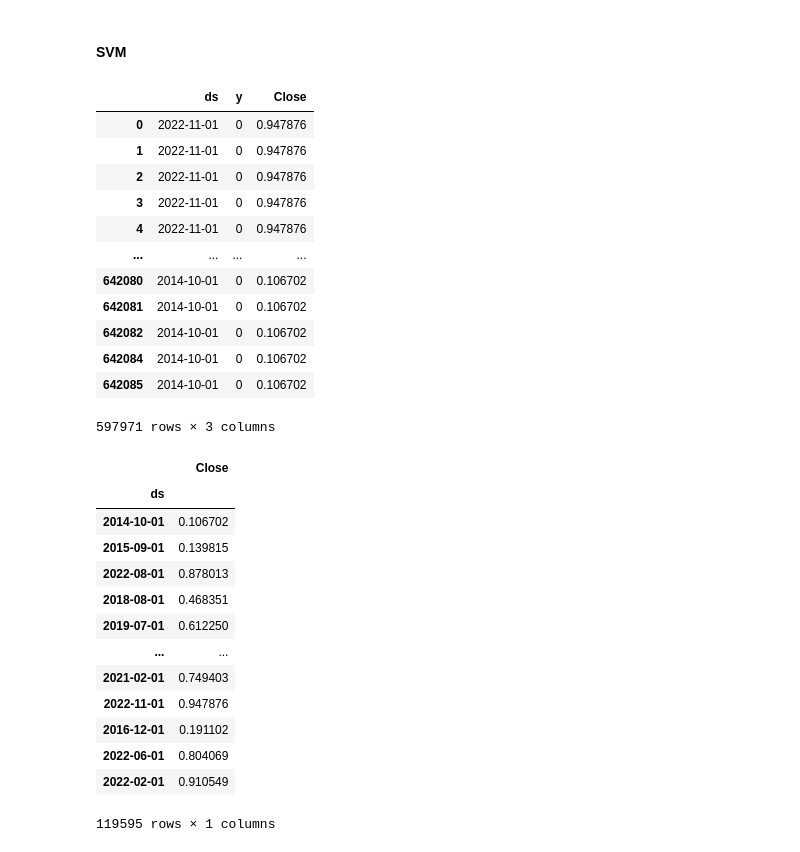
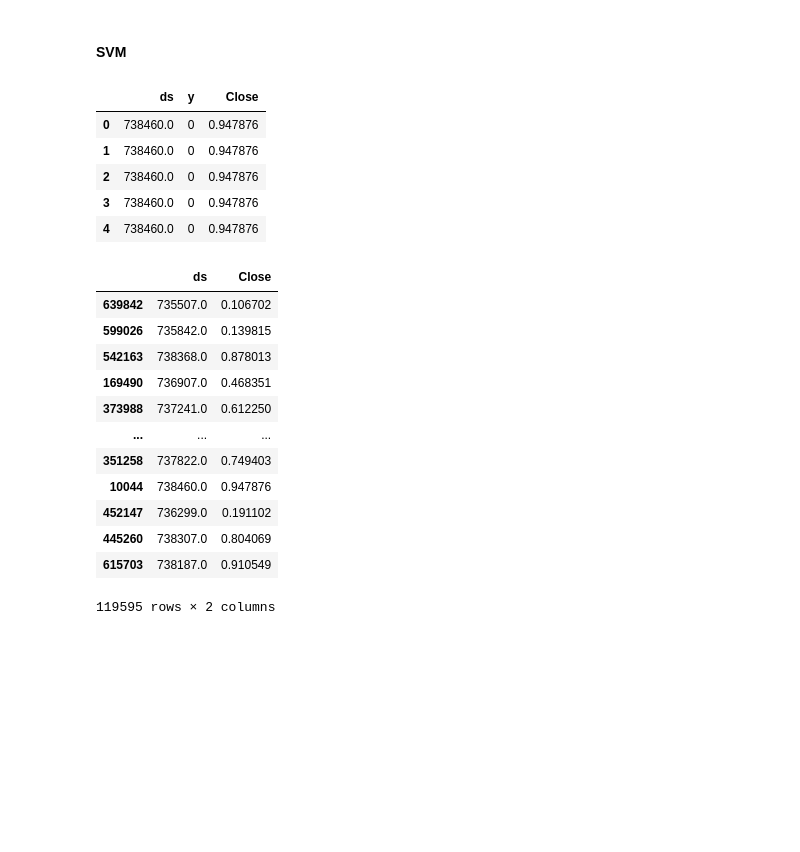
Before and after one commit to dhananjay-tribugs/Finance_project, a Jupyter notebook: notebooks/eda.ipynb, the cells around one changed output. Cells and saved outputs as stored; diff of their text form; code cells hidden in the pictures; blank space fills up the shorter version.

```diff
--- a/notebooks/eda.ipynb
+++ b/notebooks/eda.ipynb
@@ -262,18 +305,24 @@ print(forecast['yhat'].values[0])
 # %% [markdown]
 #### SVM
-# %%
-df_svm
-# %% [output]
-|  | ds | y | Close |
-| 0 | 2022-11-01 | 0 | 0.947876 |
-| 1 | 2022-11-01 | 0 | 0.947876 |
-| 2 | 2022-11-01 | 0 | 0.947876 |
-| 3 | 2022-11-01 | 0 | 0.947876 |
-| 4 | 2022-11-01 | 0 | 0.947876 |
-| ... | ... | ... | ... |
-| 642080 | 2014-10-01 | 0 | 0.106702 |
-| 642081 | 2014-10-01 | 0 | 0.106702 |
-| 642082 | 2014-10-01 | 0 | 0.106702 |
-| 642084 | 2014-10-01 | 0 | 0.106702 |
-| 642085 | 2014-10-01 | 0 | 0.106702 |
-597971 rows × 3 columns
+# %%
+df_svm = df_min_max_scaled.copy()
+import matplotlib.dates as mdates
+
+# change the dates into ints for training
+dates_df = df_min_max_scaled.copy()
+# dates_df = dates_df.reset_index()
+
+# Store the original dates for plotting the predicitons
+org_dates = dates_df['ds']
+
+# convert to ints
+dates_df['ds'] = dates_df['ds'].map(mdates.date2num)
+
+dates_df.head()
+# %% [output]
+|  | ds | y | Close |
+| 0 | 738460.0 | 0 | 0.947876 |
+| 1 | 738460.0 | 0 | 0.947876 |
+| 2 | 738460.0 | 0 | 0.947876 |
+| 3 | 738460.0 | 0 | 0.947876 |
+| 4 | 738460.0 | 0 | 0.947876 |
@@ -280,26 +331,21 @@ df_svm
 # %%
-from sklearn.preprocessing import MinMaxScaler
 from sklearn.model_selection import train_test_split
 
-X= df_svm.drop(columns=["y"], axis=1)
-y = df_svm['y']
+X= dates_df.drop(columns=["y"], axis=1)
+y = dates_df['y']
 X_train, X_test, y_train, y_test = train_test_split(X,y,test_size=0.2,random_state=42)
-X_train.set_index('ds',inplace=True)
-X_test.set_index('ds',inplace=True)
-
 display(X_test)
 # %% [output]
-|  | Close |
-| ds |  |
-| 2014-10-01 | 0.106702 |
-| 2015-09-01 | 0.139815 |
-| 2022-08-01 | 0.878013 |
-| 2018-08-01 | 0.468351 |
-| 2019-07-01 | 0.612250 |
-| ... | ... |
-| 2021-02-01 | 0.749403 |
-| 2022-11-01 | 0.947876 |
-| 2016-12-01 | 0.191102 |
-| 2022-06-01 | 0.804069 |
-| 2022-02-01 | 0.910549 |
+|  | ds | Close |
+| 639842 | 735507.0 | 0.106702 |
+| 599026 | 735842.0 | 0.139815 |
+| 542163 | 738368.0 | 0.878013 |
+| 169490 | 736907.0 | 0.468351 |
+| 373988 | 737241.0 | 0.612250 |
+| ... | ... | ... |
+| 351258 | 737822.0 | 0.749403 |
+| 10044 | 738460.0 | 0.947876 |
+| 452147 | 736299.0 | 0.191102 |
+| 445260 | 738307.0 | 0.804069 |
+| 615703 | 738187.0 | 0.910549 |
-119595 rows × 1 columns
+119595 rows × 2 columns
```
Also changed, not shown: parts of 12 cells of this notebook.
